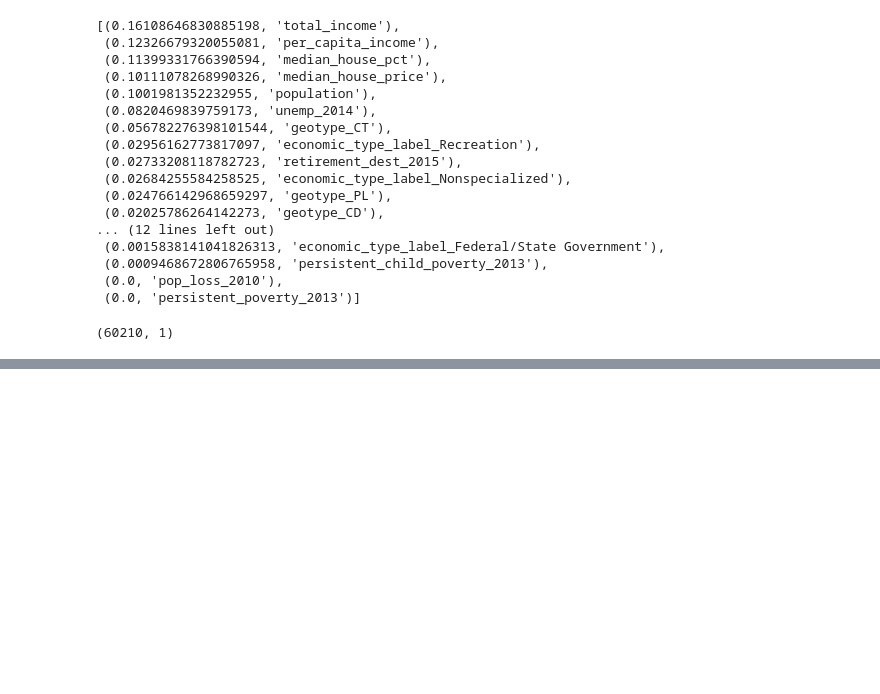
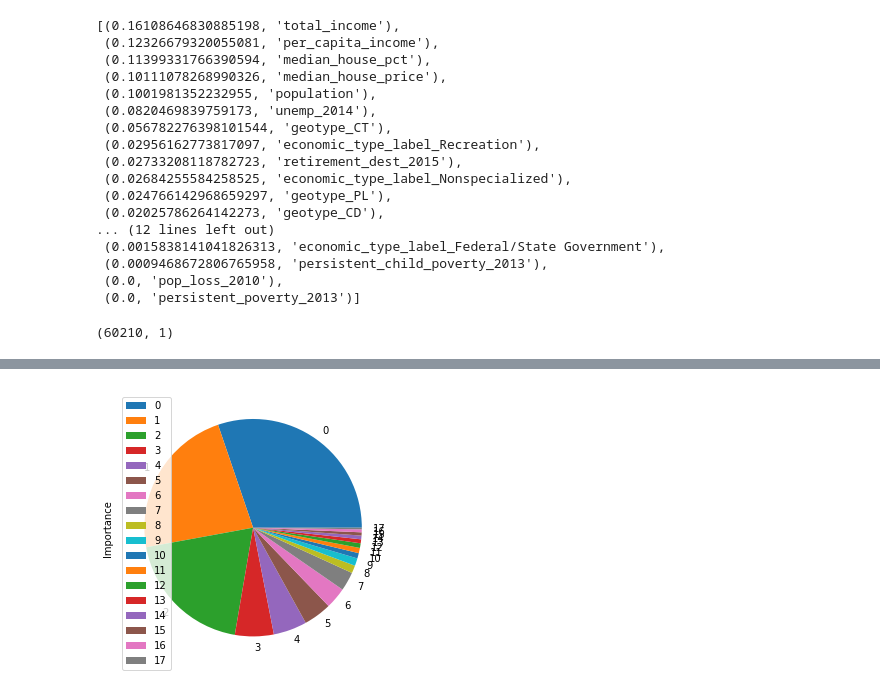
Before and after one commit to mtmcphail/Group1_Final, a Jupyter notebook: liquor_license_ml_0303.ipynb, the cells around one changed output, grey strips where cells are left out. Saved outputs shown, nothing was run; the diff lists cells and outputs as text; code cells hidden in the pictures; blank space fills up the shorter version.

Commit message:
added pie chart and updated random forest

```diff
--- a/liquor_license_ml_0303.ipynb
+++ b/liquor_license_ml_0303.ipynb
@@ -225,0 +245,7 @@ df['pct_of_total'].plot.density()
+# %%
+#graph features as pie chart
+
+import matplotlib.pyplot as plt
+plot = df.plot.pie(y='Importance', figsize=(5, 5))
+# %% [output]
+[figure, added]
```
Also changed, not shown: parts of 13 cells of this notebook, 1 other file.
